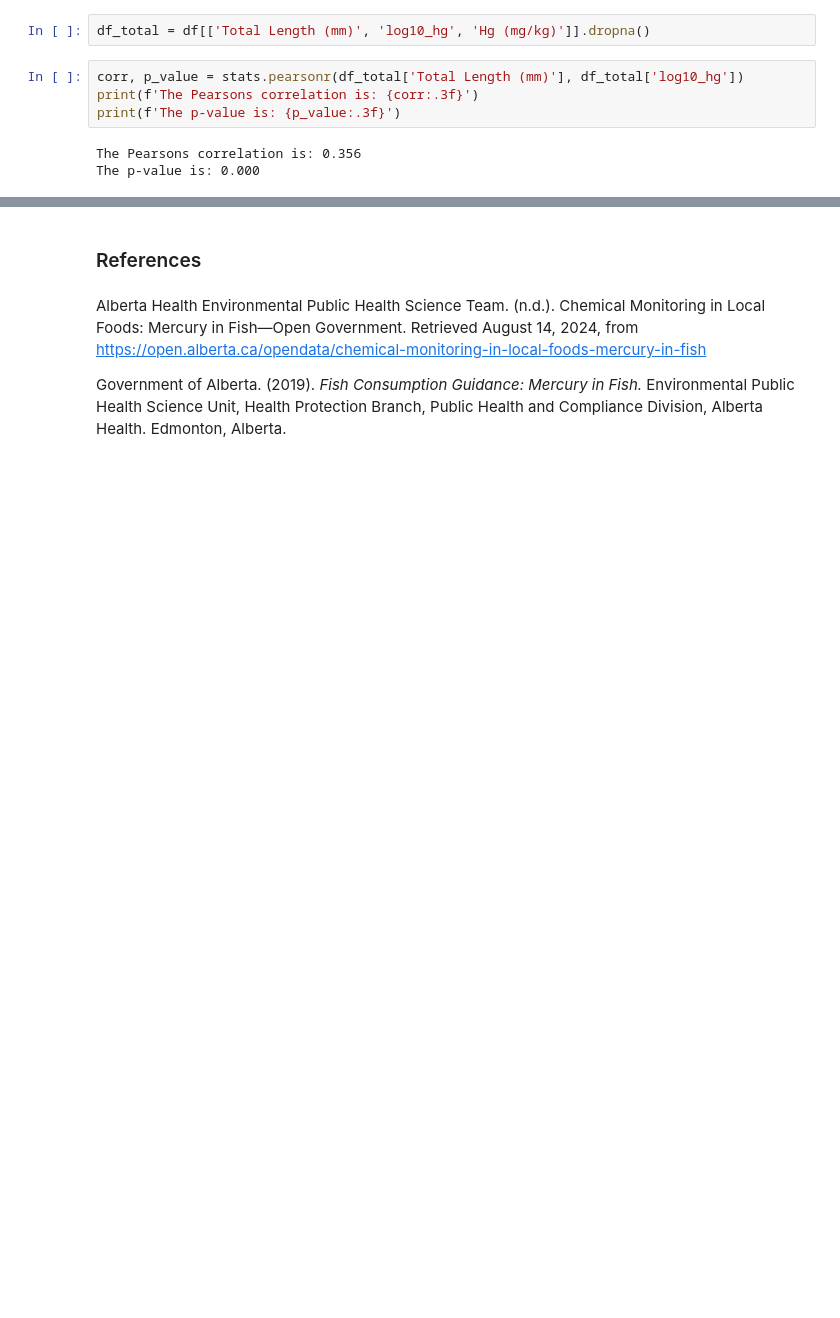
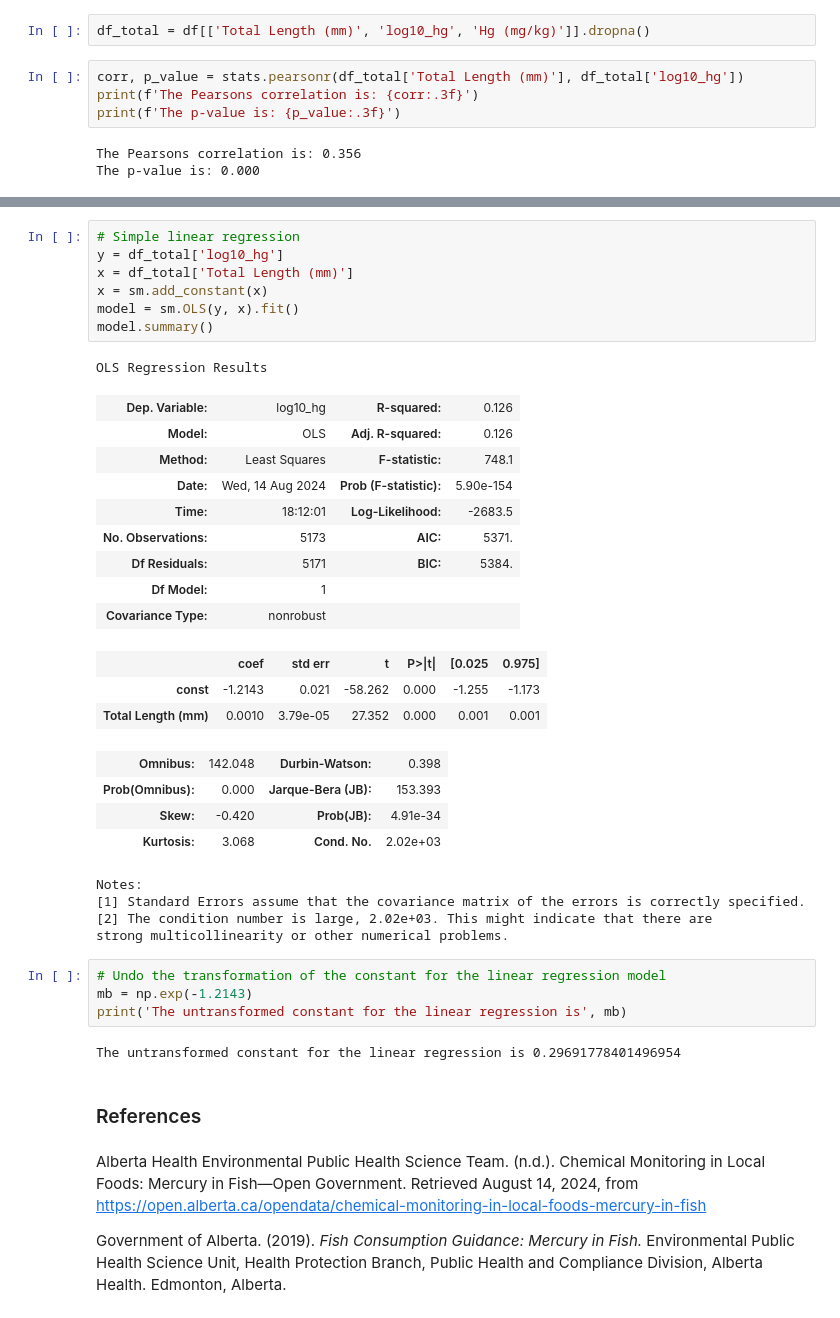
Before and after one commit to jdreinke/mercury-levels-in-albertas-fish, a Jupyter notebook: Analysis.ipynb, the cells around one changed output, grey strips where cells are left out. Saved outputs shown, nothing was run; the diff lists cells and outputs as text; blank space fills up the shorter version.

```diff
--- a/Analysis.ipynb
+++ b/Analysis.ipynb
@@ -638,3 +653,38 @@ The p-value is: 0.000
+# %%
+# Simple linear regression
+y = df_total['log10_hg']
+x = df_total['Total Length (mm)']
+x = sm.add_constant(x)
+model = sm.OLS(y, x).fit()
+model.summary()
+# %% [output]
+OLS Regression Results
+| Dep. Variable: | log10_hg | R-squared: | 0.126 |
+| Model: | OLS | Adj. R-squared: | 0.126 |
+| Method: | Least Squares | F-statistic: | 748.1 |
+| Date: | Wed, 14 Aug 2024 | Prob (F-statistic): | 5.90e-154 |
+| Time: | 18:12:01 | Log-Likelihood: | -2683.5 |
+| No. Observations: | 5173 | AIC: | 5371. |
+| Df Residuals: | 5171 | BIC: | 5384. |
+| Df Model: | 1 |  |  |
+| Covariance Type: | nonrobust |  |  |
+|  | coef | std err | t | P>|t| | [0.025 | 0.975] |
+| const | -1.2143 | 0.021 | -58.262 | 0.000 | -1.255 | -1.173 |
+| Total Length (mm) | 0.0010 | 3.79e-05 | 27.352 | 0.000 | 0.001 | 0.001 |
+| Omnibus: | 142.048 | Durbin-Watson: | 0.398 |
+| Prob(Omnibus): | 0.000 | Jarque-Bera (JB): | 153.393 |
+| Skew: | -0.420 | Prob(JB): | 4.91e-34 |
+| Kurtosis: | 3.068 | Cond. No. | 2.02e+03 |
+Notes:
+[1] Standard Errors assume that the covariance matrix of the errors is correctly specified.
+[2] The condition number is large, 2.02e+03. This might indicate that there are
+strong multicollinearity or other numerical problems.
+# %%
+# Undo the transformation of the constant for the linear regression model
+mb = np.exp(-1.2143)
+print('The untransformed constant for the linear regression is', mb)
+# %% [output]
+The untransformed constant for the linear regression is 0.29691778401496954
 # %% [markdown]
 ### References
 # %% [markdown]
```
Also changed, not shown: parts of 5 cells of this notebook.
